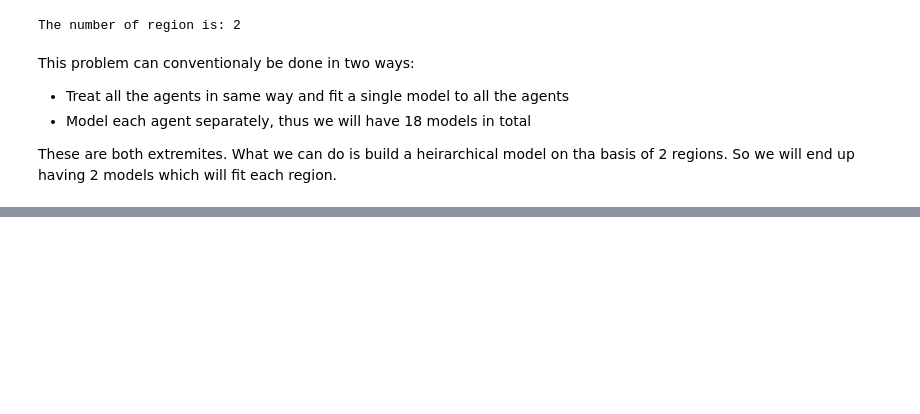
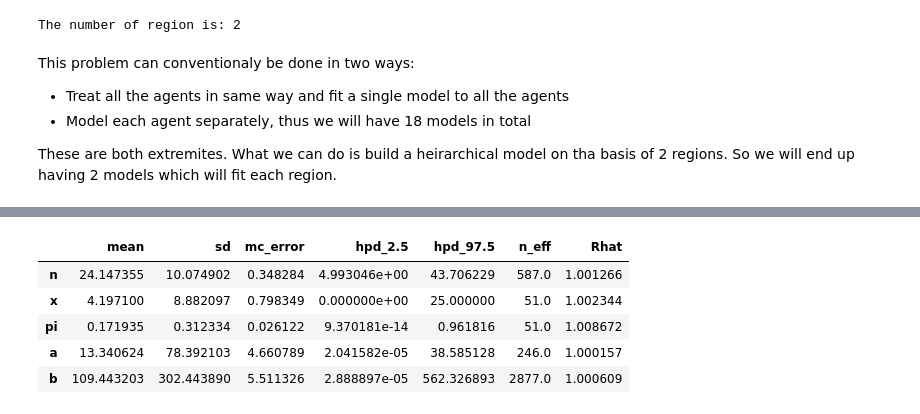
Before and after one commit to ShawnSerendipity/Probability-and-Machine-Learning-in-Tensorflow, a Jupyter notebook: 4.5 Hierarchical models.ipynb, the cells around one changed output, grey strips where cells are left out. Cells and saved outputs as stored; diff of their text form; code cells hidden in the pictures; blank space fills up the shorter version.

```diff
--- a/4.5 Hierarchical models.ipynb
+++ b/4.5 Hierarchical models.ipynb
@@ -299,0 +274,10 @@ plt.plot(states)
+# %%
+var = ['n', 'x', 'pi','a','b']
+pm.df_summary(hierarchical_trace, var)
+# %% [output]
+|  | mean | sd | mc_error | hpd_2.5 | hpd_97.5 | n_eff | Rhat |
+| n | 24.147355 | 10.074902 | 0.348284 | 4.993046e+00 | 43.706229 | 587.0 | 1.001266 |
+| x | 4.197100 | 8.882097 | 0.798349 | 0.000000e+00 | 25.000000 | 51.0 | 1.002344 |
+| pi | 0.171935 | 0.312334 | 0.026122 | 9.370181e-14 | 0.961816 | 51.0 | 1.008672 |
+| a | 13.340624 | 78.392103 | 4.660789 | 2.041582e-05 | 38.585128 | 246.0 | 1.000157 |
+| b | 109.443203 | 302.443890 | 5.511326 | 2.888897e-05 | 562.326893 | 2877.0 | 1.000609 |
```
Also changed, not shown: parts of 19 cells of this notebook.
